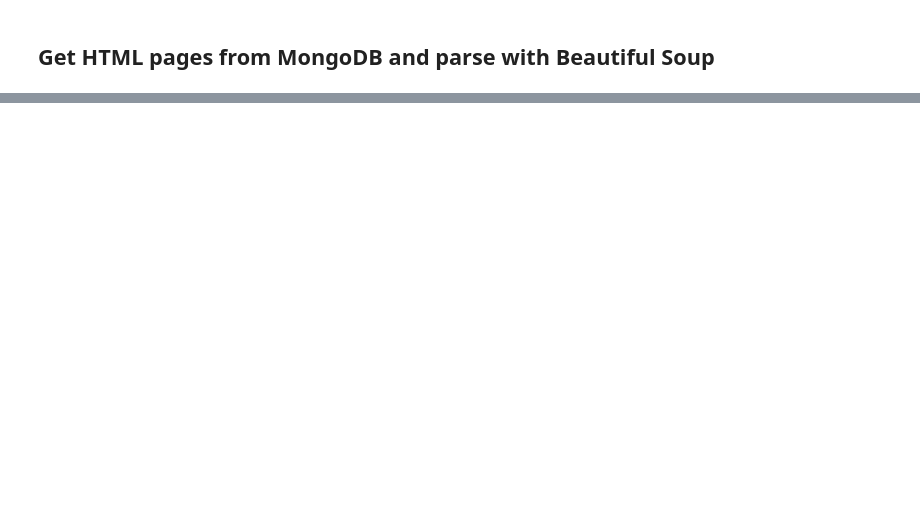
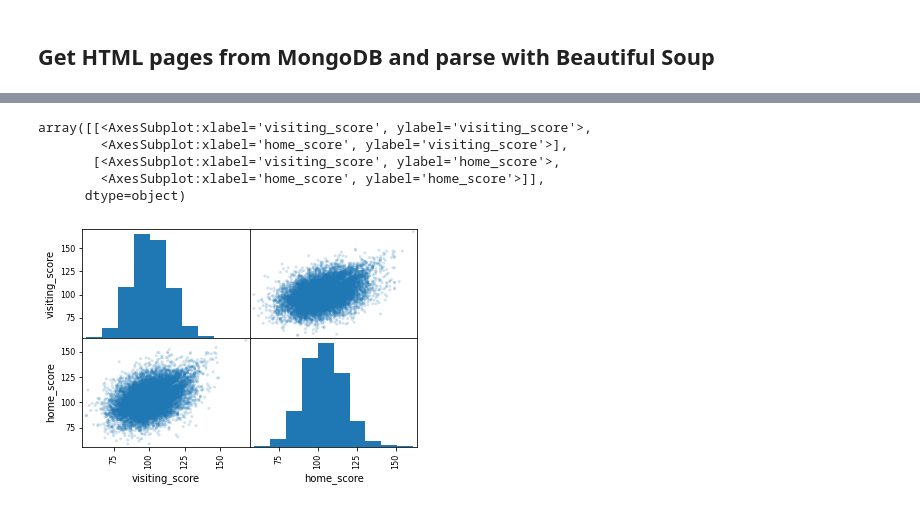
Before and after one commit to wjlau/Capstone1-Proposal, a Jupyter notebook: Basketball_Dataset.ipynb, the cells around one changed output, grey strips where cells are left out. Saved outputs shown, nothing was run; the diff lists cells and outputs as text; code cells hidden in the pictures; blank space fills up the shorter version.

```diff
--- a/Basketball_Dataset.ipynb
+++ b/Basketball_Dataset.ipynb
@@ -51,10 +51,10 @@ def parse_to_df(links, starting_season,ending_season):
                     date.append(dt)
                     visiting.append(game.find_all('td','left')[0].text)
                     home.append(game.find_all('td','left')[1].text)
-                    season.append(soup.find_all('div','inactive')[0].find('li','index').text)
+                    season.append(soup.find_all('div','inactive')[0].find('li','index').text.rstrip())
                     notes.append(game.find_all('td','left')[-1].text)
                     if len(soup.find_all('col'))==10: #takes care of the different column counts
-                        if (game.find_all('td','right')[1].text) != '':
+                        if (game.find_all('td','right')[1].text) != '': #accommodates for games that were scheduled but never played have have no scores
                             visiting_score.append(int(game.find_all('td','right')[1].text))
                             home_score.append(int(game.find_all('td','right')[2].text))
                         else:
@@ -72,4 +72,4 @@ def parse_to_df(links, starting_season,ending_season):
                   'home_team':home, 'home_score':home_score, 'notes':notes})
     return df
 # %%
-parse_to_df(actual_links, 2010, 2019)
+df = parse_to_df(actual_links, 2010, 2019)
@@ -89,0 +112,3 @@ parse_to_df(actual_links, 2010, 2019)
+# %%
+filtered = df[(df.notes=='') & (df.visiting_score != 0)] # 10 seasons and 12873 played that we are considering
+filtered
@@ -89,0 +129,9 @@ parse_to_df(actual_links, 2010, 2019)
+# %%
+pd.plotting.scatter_matrix(filtered, alpha = 0.2)
+# %% [output]
+array([[<AxesSubplot:xlabel='visiting_score', ylabel='visiting_score'>,
+        <AxesSubplot:xlabel='home_score', ylabel='visiting_score'>],
+       [<AxesSubplot:xlabel='visiting_score', ylabel='home_score'>,
+        <AxesSubplot:xlabel='home_score', ylabel='home_score'>]],
+      dtype=object)
+[figure, added]
```
Also changed, not shown: parts of 11 cells of this notebook.
